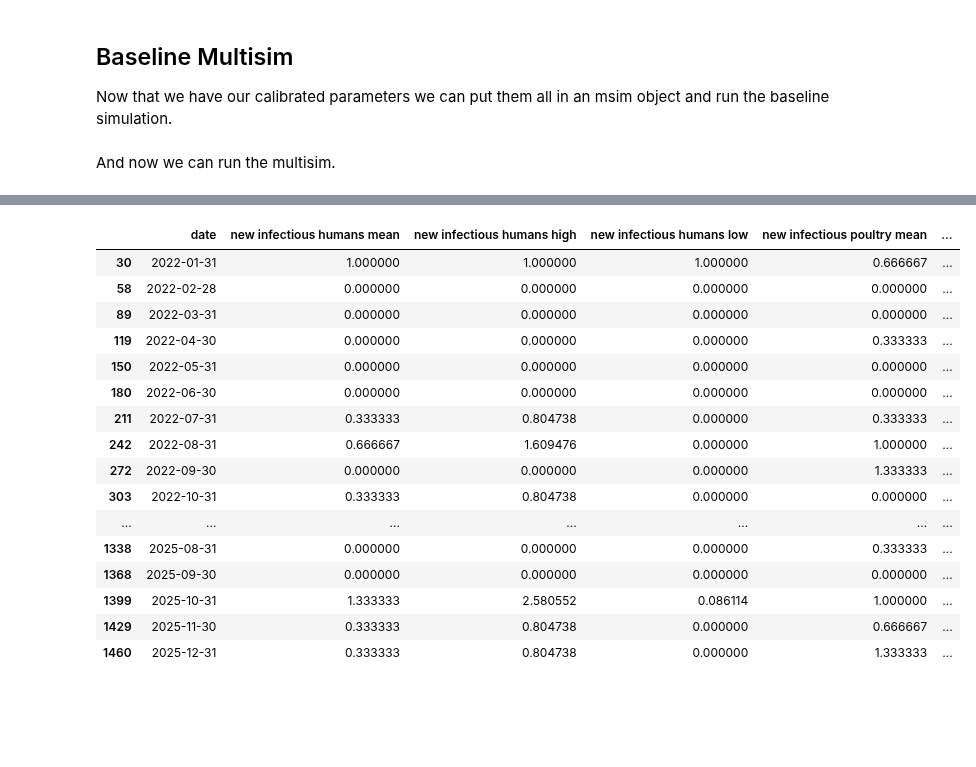
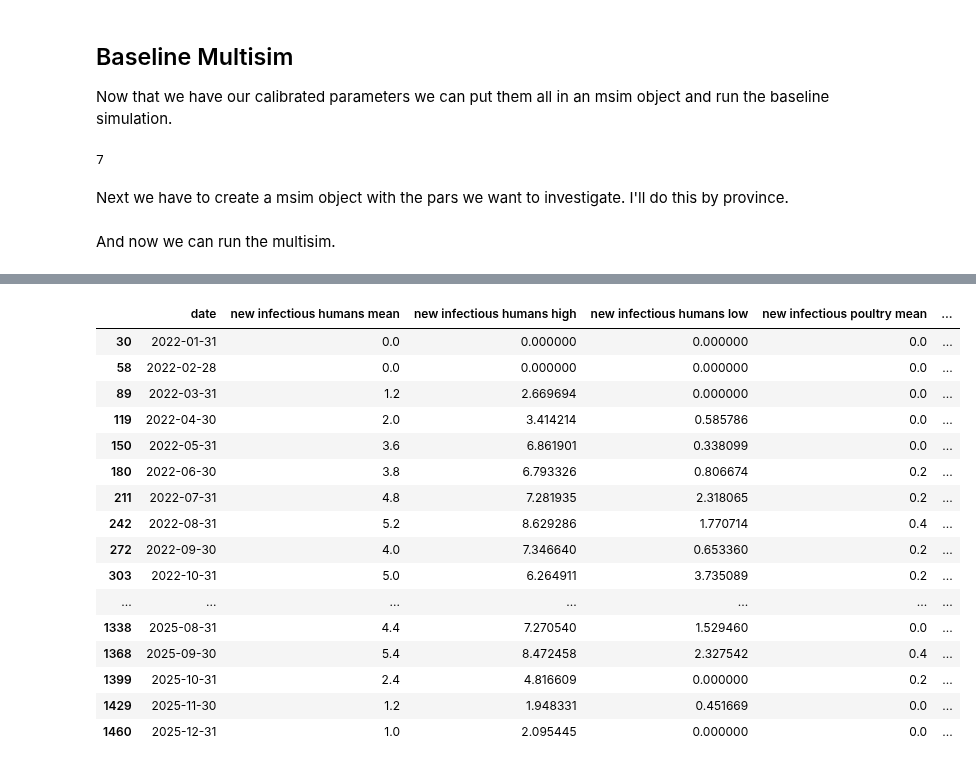
Before and after one commit to Flynn-Primrose/Zoonosim, a Jupyter notebook: workflows/zoonosim_paper.ipynb, the cells around one changed output, grey strips where cells are left out. Drawn from its saved outputs; the diff is of its cells as text; code cells hidden in the pictures; blank space fills up the shorter version.

Commit message:
did more work on multicalibration

```diff
--- a/workflows/zoonosim_paper.ipynb
+++ b/workflows/zoonosim_paper.ipynb
@@ -613,15 +654,44 @@ for index, row in top_trials.iterrows():
 
 Now that we have our calibrated parameters we can put them all in an msim object and run the baseline simulation.
 # %%
-baseline_sims = []
+good_pars = dict()
+rand_seed = 17 #gotta start somewhere
+for province in province_codes.keys():
+    for index, pars in enumerate(top_pars):
+        rand_seed += index + 1
+        temp_pars = pars['global'] | pars[province]
+        temp_pars['rand_seed'] = rand_seed
+        good_pars[f'{province}_index'] = temp_pars
 
-for i in range(0,len(top_pars)):
-    temp_label = f'{project_name}_sim_{i}_baseline'
-    temp_sim = zn.Sim(datafile=calibration_data, label=temp_label, pars=baseline_pars)
-    temp_sim.update_pars(pars = top_pars[i], recursive = True)
-    baseline_sims.append(temp_sim)
 
-baseline_msim = zn.MultiSim(baseline_sims, n_runs = 1000, verbose = zn.options.get('verbose'))
+# for i in range(0,len(top_pars)):
+#     temp_label = f'{project_name}_sim_{i}_baseline'
+#     temp_sim = zn.Sim(datafile=calibration_data, label=temp_label, pars=baseline_pars)
+#     temp_sim.update_pars(pars = top_pars[i], recursive = True)
+#     baseline_sims.append(temp_sim)
+
+# baseline_msim = zn.MultiSim(baseline_sims, n_runs = 1000, verbose = zn.options.get('verbose'))
+# %% [output]
+7
+# %% [markdown]
+Next we have to create a msim object with the pars we want to investigate. I'll do this by province.
+# %%
+focus = 'Ontario' # must be a Canadian province. No data for NB.
+reps = 5
+top_sims = []
+
+for key in good_pars.keys():
+    if key.split('_')[0] == focus:
+        temp_pars = good_pars[key]
+        for index in range(reps):
+            temp_pars['rand_seed'] += index
+            temp_label = f'{key}_{index}'
+            temp_sim = zn.Sim(datafile = provincial_data[focus], label = temp_label, pars=baseline_pars)
+            temp_sim.update_pars(temp_pars, recursive=True)
+            top_sims.append(temp_sim)
+
+
+top_msim = zn.MultiSim(top_sims, verbose=zn.options.get('verbose'), label=focus)
 # %% [markdown]
 And now we can run the multisim.
 # %%
@@ -633,5 +703,5 @@ if __name__ == "__main__": # This is needed because Windows is weird.
 # %%
-current_msim = zn.MultiSim.load(f'../msims/{project_name}_w_data.msim')
+current_msim = zn.MultiSim.load(f'../msims/{project_name}_{focus.replace(" ", "_")}_w_data.msim')
 current_msim.reduce(use_mean=True, bounds=1)
 # %%
 current_msim.result_keys()
@@ -656,35 +726,35 @@ current_msim.result_keys()
 # %%
 basic_data = pd.DataFrame({ 'date': current_msim.base_sim.datevec,
                             'new infectious humans mean': current_msim.results['monthly_new_human_infectious'].values,
                             'new infectious humans high': current_msim.results['monthly_new_human_infectious'].high,
                             'new infectious humans low': np.clip(current_msim.results['monthly_new_human_infectious'].low, min=0.00),
                             'new infectious poultry mean': current_msim.results['monthly_new_poultry_flock_infectious'].values,
                             'new infectious poultry high': current_msim.results['monthly_new_poultry_flock_infectious'].high,
                             'new infectious poultry low': np.clip(current_msim.results['monthly_new_poultry_flock_infectious'].low, min=0.00)
                             })
 basic_data['date'] = pd.to_datetime(basic_data['date'])
 monthly_data=basic_data[basic_data['date'].dt.is_month_end]
-monthly_data['new infectious poultry actual'] = calibration_data['monthly_new_poultry_flock_infectious'].values
+monthly_data['new infectious poultry actual'] = provincial_data[focus]['monthly_new_poultry_flock_infectious'].values
 #monthly_data['new infectious humans actual'] = calibration_data['monthly_new_human_infectious'].values
 monthly_data
 # %% [output]
 |  | date | new infectious humans mean | new infectious humans high | new infectious humans low | new infectious poultry mean | ... |
-| 30 | 2022-01-31 | 1.000000 | 1.000000 | 1.000000 | 0.666667 | ... |
-| 58 | 2022-02-28 | 0.000000 | 0.000000 | 0.000000 | 0.000000 | ... |
-| 89 | 2022-03-31 | 0.000000 | 0.000000 | 0.000000 | 0.000000 | ... |
-| 119 | 2022-04-30 | 0.000000 | 0.000000 | 0.000000 | 0.333333 | ... |
-| 150 | 2022-05-31 | 0.000000 | 0.000000 | 0.000000 | 0.000000 | ... |
-| 180 | 2022-06-30 | 0.000000 | 0.000000 | 0.000000 | 0.000000 | ... |
-| 211 | 2022-07-31 | 0.333333 | 0.804738 | 0.000000 | 0.333333 | ... |
-| 242 | 2022-08-31 | 0.666667 | 1.609476 | 0.000000 | 1.000000 | ... |
-| 272 | 2022-09-30 | 0.000000 | 0.000000 | 0.000000 | 1.333333 | ... |
-| 303 | 2022-10-31 | 0.333333 | 0.804738 | 0.000000 | 0.000000 | ... |
+| 30 | 2022-01-31 | 0.0 | 0.000000 | 0.000000 | 0.0 | ... |
+| 58 | 2022-02-28 | 0.0 | 0.000000 | 0.000000 | 0.0 | ... |
+| 89 | 2022-03-31 | 1.2 | 2.669694 | 0.000000 | 0.0 | ... |
+| 119 | 2022-04-30 | 2.0 | 3.414214 | 0.585786 | 0.0 | ... |
+| 150 | 2022-05-31 | 3.6 | 6.861901 | 0.338099 | 0.0 | ... |
+| 180 | 2022-06-30 | 3.8 | 6.793326 | 0.806674 | 0.2 | ... |
+| 211 | 2022-07-31 | 4.8 | 7.281935 | 2.318065 | 0.2 | ... |
+| 242 | 2022-08-31 | 5.2 | 8.629286 | 1.770714 | 0.4 | ... |
+| 272 | 2022-09-30 | 4.0 | 7.346640 | 0.653360 | 0.2 | ... |
+| 303 | 2022-10-31 | 5.0 | 6.264911 | 3.735089 | 0.2 | ... |
 | ... | ... | ... | ... | ... | ... | ... |
-| 1338 | 2025-08-31 | 0.000000 | 0.000000 | 0.000000 | 0.333333 | ... |
-| 1368 | 2025-09-30 | 0.000000 | 0.000000 | 0.000000 | 0.000000 | ... |
-| 1399 | 2025-10-31 | 1.333333 | 2.580552 | 0.086114 | 1.000000 | ... |
-| 1429 | 2025-11-30 | 0.333333 | 0.804738 | 0.000000 | 0.666667 | ... |
-| 1460 | 2025-12-31 | 0.333333 | 0.804738 | 0.000000 | 1.333333 | ... |
+| 1338 | 2025-08-31 | 4.4 | 7.270540 | 1.529460 | 0.0 | ... |
+| 1368 | 2025-09-30 | 5.4 | 8.472458 | 2.327542 | 0.4 | ... |
+| 1399 | 2025-10-31 | 2.4 | 4.816609 | 0.000000 | 0.2 | ... |
+| 1429 | 2025-11-30 | 1.2 | 1.948331 | 0.451669 | 0.0 | ... |
+| 1460 | 2025-12-31 | 1.0 | 2.095445 | 0.000000 | 0.0 | ... |
 # %%
 scaled_monthly_data = monthly_data.copy()
 numeric_cols = scaled_monthly_data.select_dtypes(include='number').columns
```
Also changed, not shown: parts of 23 cells of this notebook, 13 other files.
